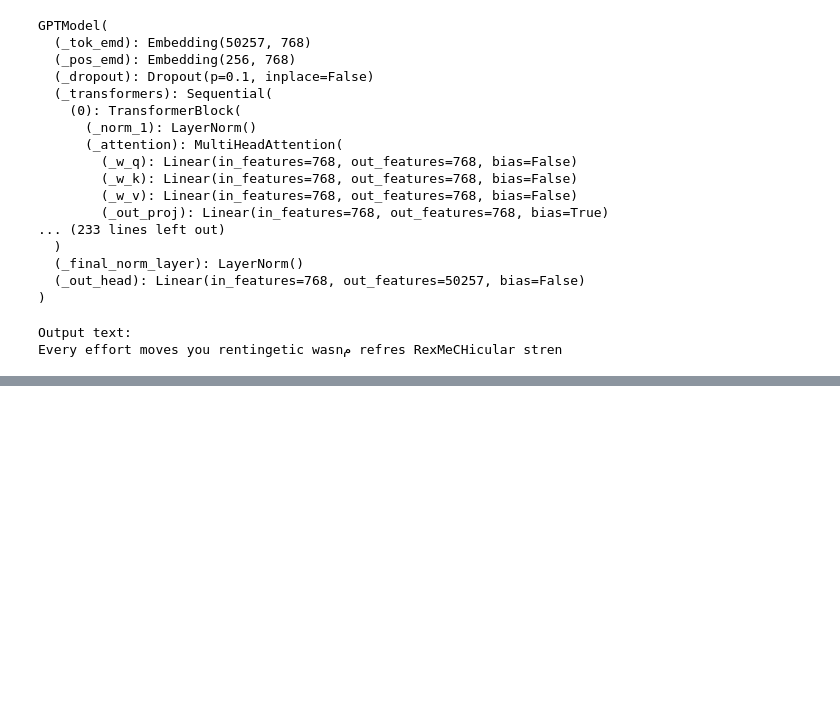
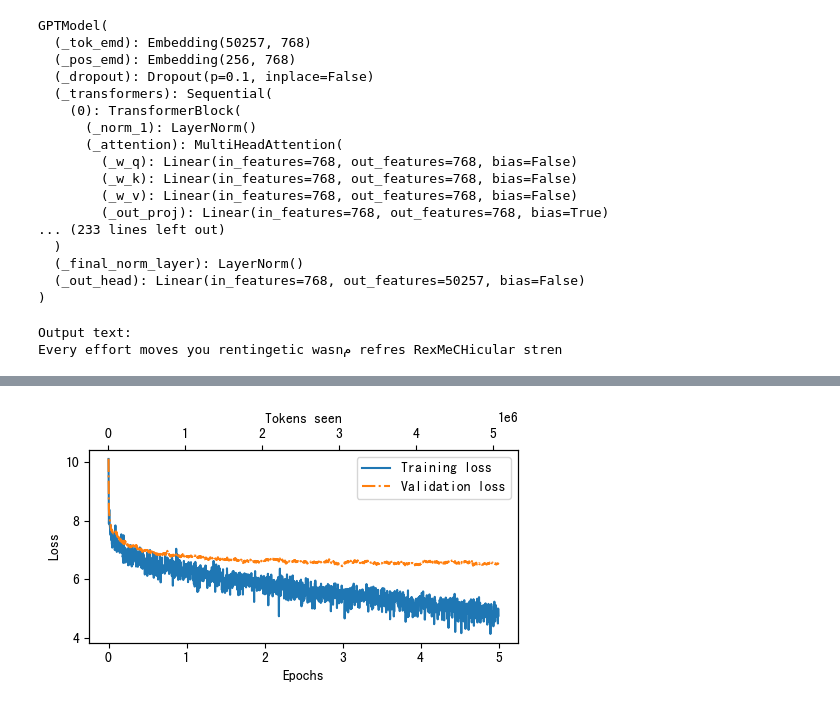
Before and after one commit to LindaSummer/llm_scratch, a Jupyter notebook: gpt2/pretrain.ipynb, the cells around one changed output, grey strips where cells are left out. Drawn from its saved outputs; the diff is of its cells as text; code cells hidden in the pictures; blank space fills up the shorter version.

```diff
--- a/gpt2/pretrain.ipynb
+++ b/gpt2/pretrain.ipynb
@@ -106,7 +106,7 @@ def loss_cross_entropy(logits: torch.Tensor, target_tokens: torch.Tensor) -> tor
 # %%
 from architecture import create_dataloader
 
-file_path = "./the-verdict.txt"
+file_path = "./data/openwebtext_subset.txt"
 with open(file_path, "r", encoding="utf-8") as f:
     text = f.read()
 print(f"Length of text: {len(text)} characters")
@@ -234,7 +237,7 @@ def generate_sample(model: nn.Module,
                     start_context: str,
                     max_new_tokens: int=50) -> str:
     model.eval()
-    encoded = text_to_tokens(text=start_context, tokenizer=tokenizer)
+    encoded = text_to_tokens(text=start_context, tokenizer=tokenizer).to(device=device)
     with torch.no_grad():
         token_ids = generate_text_trivial(model=model,
                                           idx=encoded,
@@ -263,6 +266,7 @@ def train_model_simple(model: nn.Module,
             optimizer.zero_grad()
             loss = calc_loss_batch(input_batch=input, target_batch=target, model=model, device=device)
             loss.backward()
+            optimizer.step()
             token_seen += input.numel()
             global_step += 1
 
@@ -272,7 +276,7 @@ def train_model_simple(model: nn.Module,
                                                        eval_loader=eval_loader,
                                                        device=device,
                                                        eval_iter=eval_iter)
-                train_losses.append(train_losses)
+                train_losses.append(train_loss)
                 eval_losses.append(eval_loss)
                 track_token_seen.append(token_seen)
                 print(f"Epoch: {epoch} (step: {global_step:06d}): "
@@ -288,18 +292,18 @@ def train_model_simple(model: nn.Module,
               -------------------------------
               {generated_text}
               -------------------------------""")
-    return train_loss, eval_loss, track_token_seen
+    return train_losses, eval_losses, track_token_seen
 # %%
-torch.manual_seed(123)
+# torch.manual_seed(123)
 model = GPTModel(GPT_CONFIG_124M)
 model.to(device)
 optimizer = torch.optim.AdamW(
 model.parameters(),
 lr=0.0004, weight_decay=0.1
 )
-num_epochs = 10
+num_epochs = 5
 train_losses, val_losses, tokens_seen = train_model_simple(
 model, train_loader, validate_loader, optimizer, device,
 num_epochs=num_epochs, eval_freq=5, eval_iter=5,
-start_context="Every effort moves you", tokenizer=tokenizer, config=GPT_CONFIG_124M_S
+start_context="Every effort moves you", tokenizer=tokenizer, config=GPT_CONFIG_124M
 )
@@ -305,0 +328,50 @@ start_context="Every effort moves you", tokenizer=tokenizer, config=GPT_CONFIG_1
+# %%
+import numpy as np
+import matplotlib.pyplot as plt
+from matplotlib.ticker import MaxNLocator
+
+def plot_losses(epochs_seen, tokens_seen, train_losses, val_losses):
+	fig, ax1 = plt.subplots(figsize=(5, 3))
+	ax1.plot(epochs_seen.cpu(), train_losses, label="Training loss")
+	ax1.plot(
+		epochs_seen.cpu(), val_losses, linestyle="-.", label="Validation loss"
+	)
+	ax1.set_xlabel("Epochs")
+	ax1.set_ylabel("Loss")
+	ax1.legend(loc="upper right")
+	ax1.xaxis.set_major_locator(MaxNLocator(integer=True))
+	ax2 = ax1.twiny()
+	ax2.plot(tokens_seen, train_losses, alpha=0)
+	ax2.set_xlabel("Tokens seen")
+	fig.tight_layout()
+	plt.show()
+
+epochs_tensor = torch.linspace(0, num_epochs, len(train_losses)).cpu()
+# Ensure tokens_seen is on CPU and converted to numpy for plotting
+if isinstance(tokens_seen, torch.Tensor):
+	tokens_seen_plot = tokens_seen.detach().cpu().numpy()
+elif isinstance(tokens_seen, list) and all(isinstance(t, torch.Tensor) for t in tokens_seen):
+	tokens_seen_plot = [t.detach().cpu().item() if t.numel() == 1 else t.detach().cpu().numpy() for t in tokens_seen]
+	# If it's a list of numpy arrays, flatten to a single numpy array if possible
+	if all(isinstance(t, (int, float, np.integer, np.floating, np.ndarray)) for t in tokens_seen_plot):
+		# If all elements are scalars or numpy arrays, flatten if possible
+		if all(isinstance(t, (int, float, np.integer, np.floating)) for t in tokens_seen_plot):
+			tokens_seen_plot = np.array(tokens_seen_plot)
+		else:
+			# If any element is a numpy array, concatenate them
+			tokens_seen_plot = np.concatenate([t if isinstance(t, np.ndarray) else np.array([t]) for t in tokens_seen_plot])
+else:
+	tokens_seen_plot = tokens_seen
+# Ensure train_losses and val_losses are numpy arrays on CPU for plotting
+if isinstance(train_losses, torch.Tensor):
+	train_losses_plot = train_losses.detach().cpu().numpy()
+else:
+	train_losses_plot = np.array([i.cpu() for i in train_losses])
+if isinstance(val_losses, torch.Tensor):
+	val_losses_plot = val_losses.detach().cpu().numpy()
+else:
+	val_losses_plot = np.array([i.cpu() for i in val_losses])
+
+plot_losses(epochs_tensor, tokens_seen_plot, train_losses_plot, val_losses_plot)
+# %% [output]
+[figure, added]
```
Also changed, not shown: parts of 4 cells of this notebook, 6 other files.
